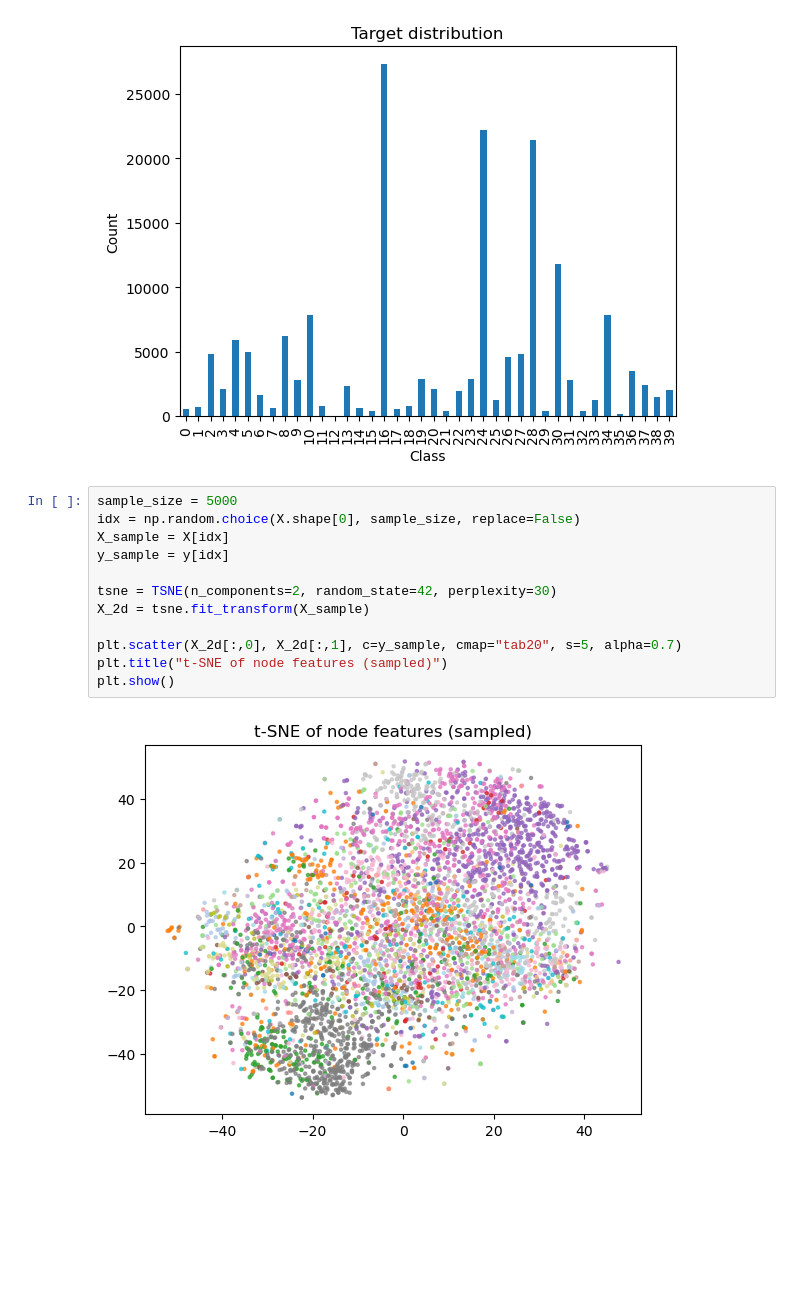
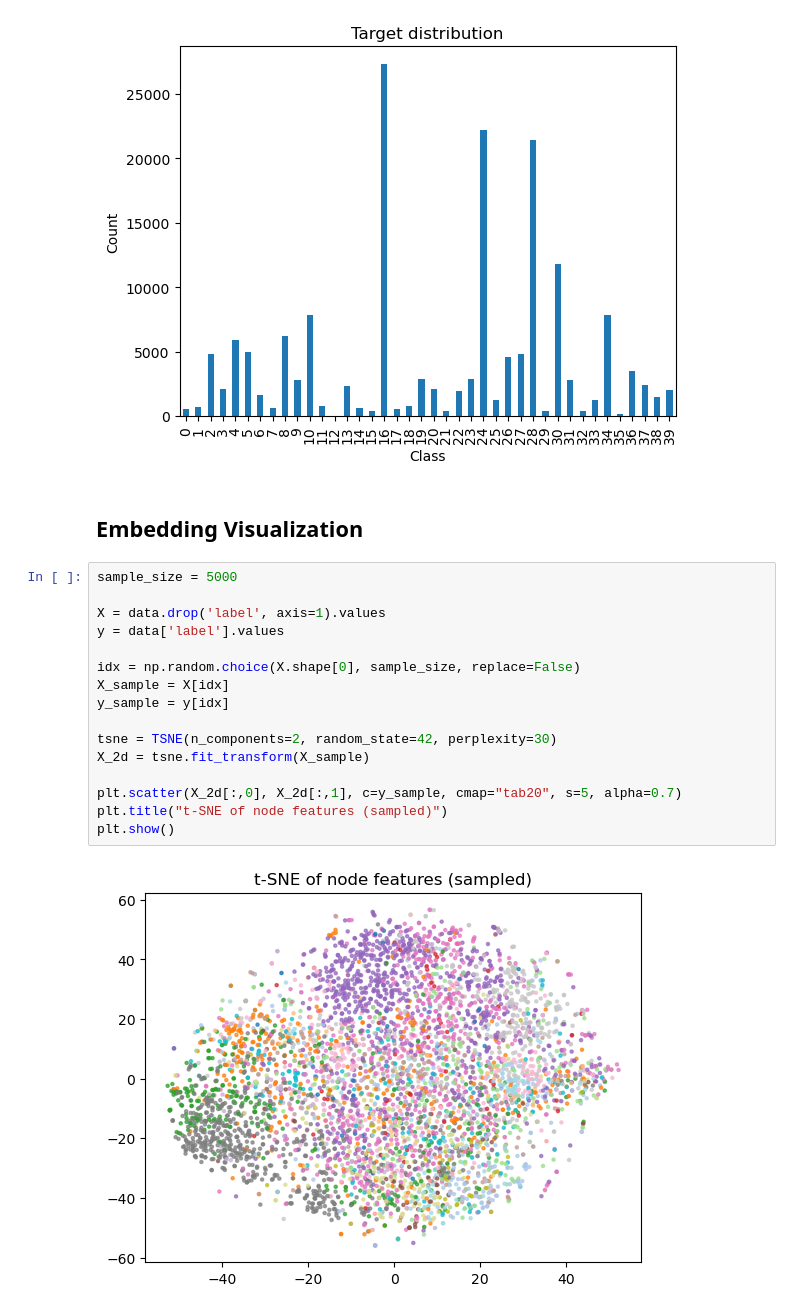
Before and after one commit to CodingWithJoseph/ClassificationBenchmarks, a Jupyter notebook: notebooks/ogb/01_eda_overview.ipynb, the cells around one changed output. Cells and saved outputs as stored; diff of their text form; blank space fills up the shorter version.

```diff
--- a/notebooks/ogb/01_eda_overview.ipynb
+++ b/notebooks/ogb/01_eda_overview.ipynb
@@ -82,17 +69,23 @@ plt.ylabel("Count")
 plt.show()
 # %% [output]
 [figure]
+# %% [markdown]
+## Embedding Visualization
 # %%
 sample_size = 5000
+
+X = data.drop('label', axis=1).values
+y = data['label'].values
+
 idx = np.random.choice(X.shape[0], sample_size, replace=False)
 X_sample = X[idx]
 y_sample = y[idx]
 
 tsne = TSNE(n_components=2, random_state=42, perplexity=30)
 X_2d = tsne.fit_transform(X_sample)
 
 plt.scatter(X_2d[:,0], X_2d[:,1], c=y_sample, cmap="tab20", s=5, alpha=0.7)
 plt.title("t-SNE of node features (sampled)")
 plt.show()
 # %% [output]
-[figure, old version]
+[figure, new version]
```
Also changed, not shown: parts of 7 cells of this notebook, 2 other files.
